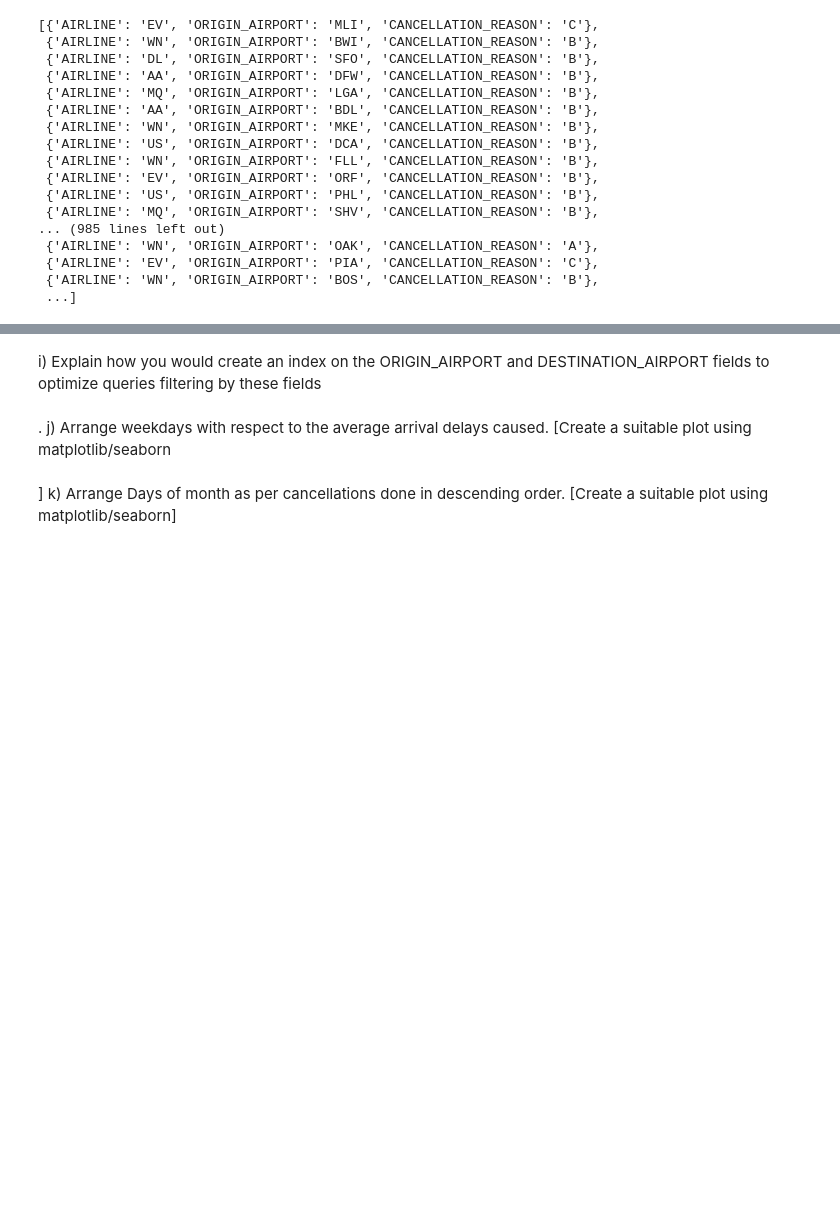
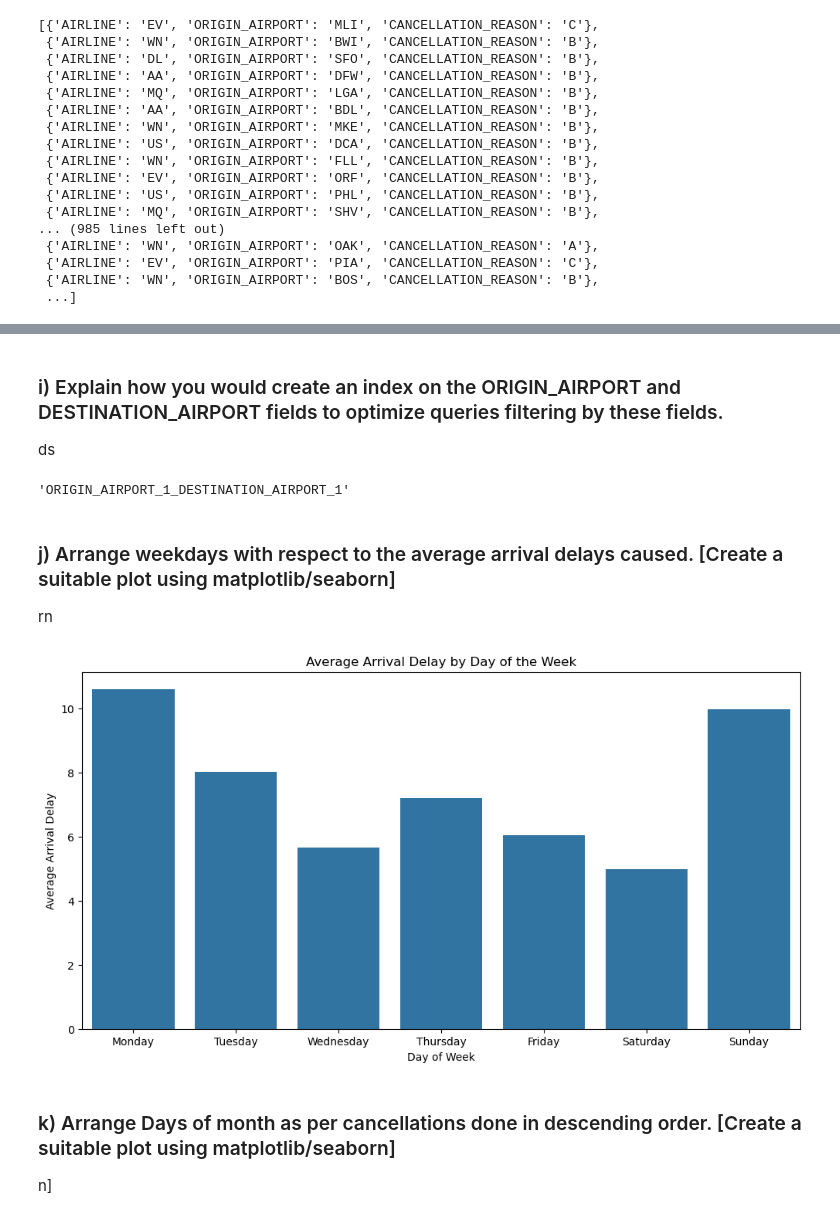
Before and after one commit to vskvj3/UST_Training, a Jupyter notebook: noSQL/Assignment.ipynb, the cells around one changed output, grey strips where cells are left out. Saved outputs shown, nothing was run; the diff lists cells and outputs as text; code cells hidden in the pictures; blank space fills up the shorter version.

```diff
--- a/noSQL/Assignment.ipynb
+++ b/noSQL/Assignment.ipynb
@@ -163,12 +220,34 @@ h) Write a MongoDB aggregation pipeline to find the top 10 airports with the hig
 # %% [markdown]
-
-i) Explain how you would create an index on the ORIGIN_AIRPORT and DESTINATION_AIRPORT fields to
-optimize queries filtering by these fields
+### i) Explain how you would create an index on the ORIGIN_AIRPORT and DESTINATION_AIRPORT fields to optimize queries filtering by these fields.
+ds
+# %%
+collection.create_index([("ORIGIN_AIRPORT", pymongo.ASCENDING), ("DESTINATION_AIRPORT", pymongo.ASCENDING)])
+# %% [output]
+'ORIGIN_AIRPORT_1_DESTINATION_AIRPORT_1'
 # %% [markdown]
-.
-j) Arrange weekdays with respect to the average arrival delays caused. [Create a suitable plot using
-matplotlib/seaborn
+### j) Arrange weekdays with respect to the average arrival delays caused. [Create a suitable plot using matplotlib/seaborn]
+rn
+# %%
+pipeline = [
+    {"$group": {"_id": "$DAY_OF_WEEK", "avg_arrival_delay": {"$avg": "$ARRIVAL_DELAY"}}},
+    {"$sort": {"_id": 1}}
+]
+
+result = collection.aggregate(pipeline)
+
+data = list(result)
+days = ["Monday", "Tuesday", "Wednesday", "Thursday", "Friday", "Saturday", "Sunday"]
+avg_delays = [item['avg_arrival_delay'] for item in data]
+
+plt.figure(figsize=(12, 6))
+sns.barplot(x=days, y=avg_delays)
+plt.xlabel('Day of Week')
+plt.ylabel('Average Arrival Delay')
+plt.title('Average Arrival Delay by Day of the Week')
+plt.show()
+# data
+# %% [output]
+[figure, added]
 # %% [markdown]
-]
-k) Arrange Days of month as per cancellations done in descending order. [Create a suitable plot using
-matplotlib/seaborn]
+### k) Arrange Days of month as per cancellations done in descending order. [Create a suitable plot using matplotlib/seaborn]
+n]
```
Also changed, not shown: parts of 43 cells of this notebook.
